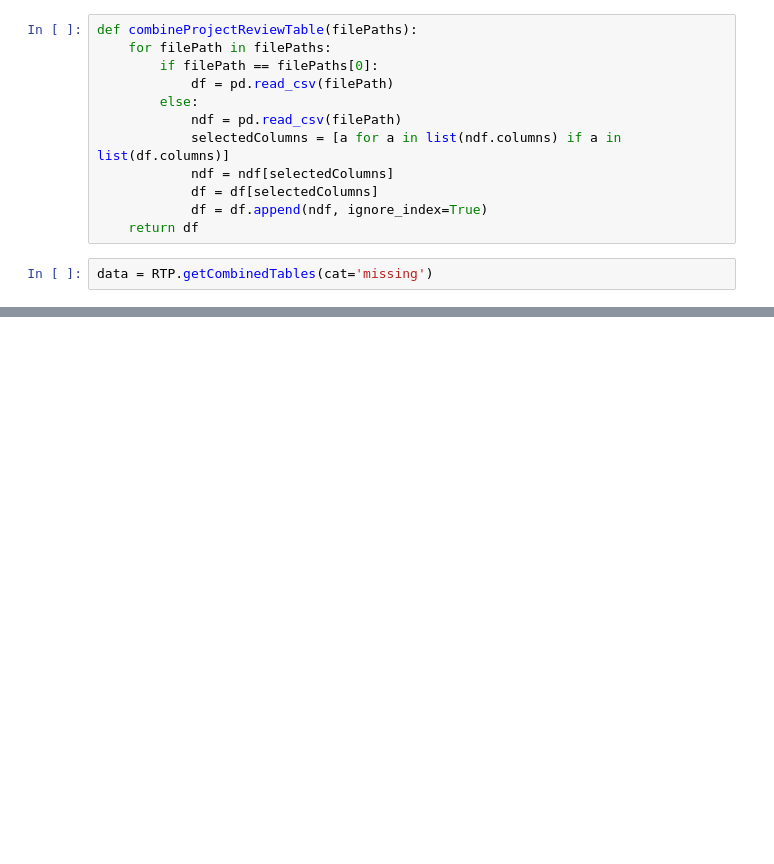
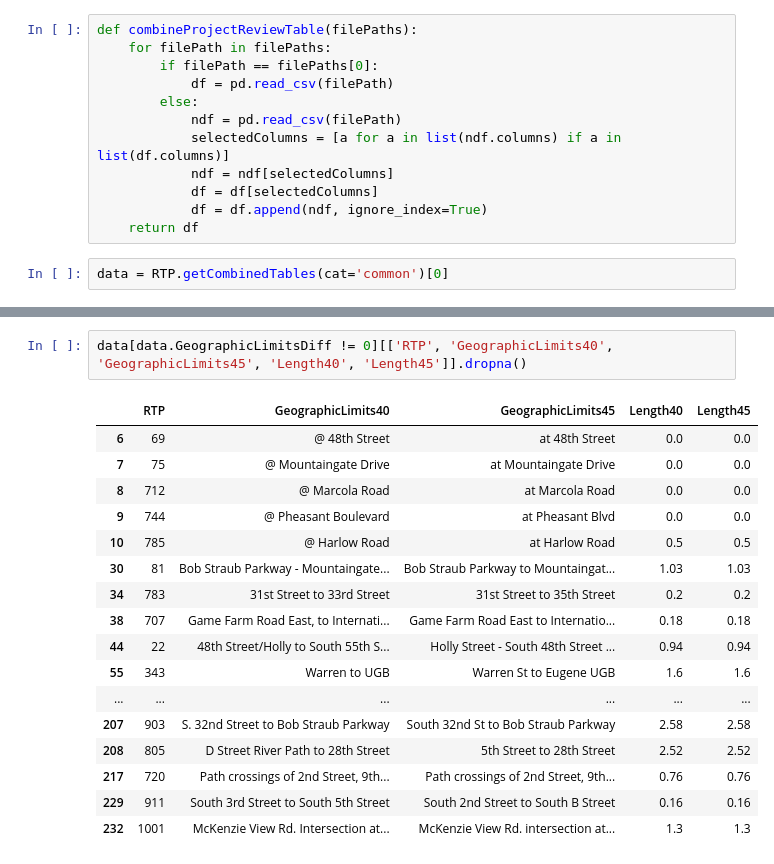
Before and after one commit to dongmeic/RTP, a Jupyter notebook: projlist/4.revise_RTP_data.ipynb, the cells around one changed output, grey strips where cells are left out. Saved outputs shown, nothing was run; the diff lists cells and outputs as text; blank space fills up the shorter version.

Commit message:
added RTP in the common project list

```diff
--- a/projlist/4.revise_RTP_data.ipynb
+++ b/projlist/4.revise_RTP_data.ipynb
@@ -293,4 +293,4 @@ def combineProjectReviewTable(filePaths):
             df = df.append(ndf, ignore_index=True)
     return df
 # %%
-data = RTP.getCombinedTables(cat='missing')
+data = RTP.getCombinedTables(cat='common')[0]
@@ -296,0 +313,20 @@ data = RTP.getCombinedTables(cat='missing')
+# %%
+data[data.GeographicLimitsDiff != 0][['RTP', 'GeographicLimits40', 'GeographicLimits45', 'Length40', 'Length45']].dropna()
+# %% [output]
+|  | RTP | GeographicLimits40 | GeographicLimits45 | Length40 | Length45 |
+| 6 | 69 | @ 48th Street | at 48th Street | 0.0 | 0.0 |
+| 7 | 75 | @ Mountaingate Drive | at Mountaingate Drive | 0.0 | 0.0 |
+| 8 | 712 | @ Marcola Road | at Marcola Road | 0.0 | 0.0 |
+| 9 | 744 | @ Pheasant Boulevard | at Pheasant Blvd | 0.0 | 0.0 |
+| 10 | 785 | @ Harlow Road | at Harlow Road | 0.5 | 0.5 |
+| 30 | 81 | Bob Straub Parkway - Mountaingate... | Bob Straub Parkway to Mountaingat... | 1.03 | 1.03 |
+| 34 | 783 | 31st Street to 33rd Street | 31st Street to 35th Street | 0.2 | 0.2 |
+| 38 | 707 | Game Farm Road East, to Internati... | Game Farm Road East to Internatio... | 0.18 | 0.18 |
+| 44 | 22 | 48th Street/Holly to South 55th S... | Holly Street - South 48th Street ... | 0.94 | 0.94 |
+| 55 | 343 | Warren to UGB | Warren St to Eugene UGB | 1.6 | 1.6 |
+| ... | ... | ... | ... | ... | ... |
+| 207 | 903 | S. 32nd Street to Bob Straub Parkway | South 32nd St to Bob Straub Parkway | 2.58 | 2.58 |
+| 208 | 805 | D Street River Path to 28th Street | 5th Street to 28th Street | 2.52 | 2.52 |
+| 217 | 720 | Path crossings of 2nd Street, 9th... | Path crossings of 2nd Street, 9th... | 0.76 | 0.76 |
+| 229 | 911 | South 3rd Street to South 5th Street | South 2nd Street to South B Street | 0.16 | 0.16 |
+| 232 | 1001 | McKenzie View Rd. Intersection at... | McKenzie View Rd. intersection at... | 1.3 | 1.3 |
```
Also changed, not shown: parts of 7 cells of this notebook, 1 other file.
